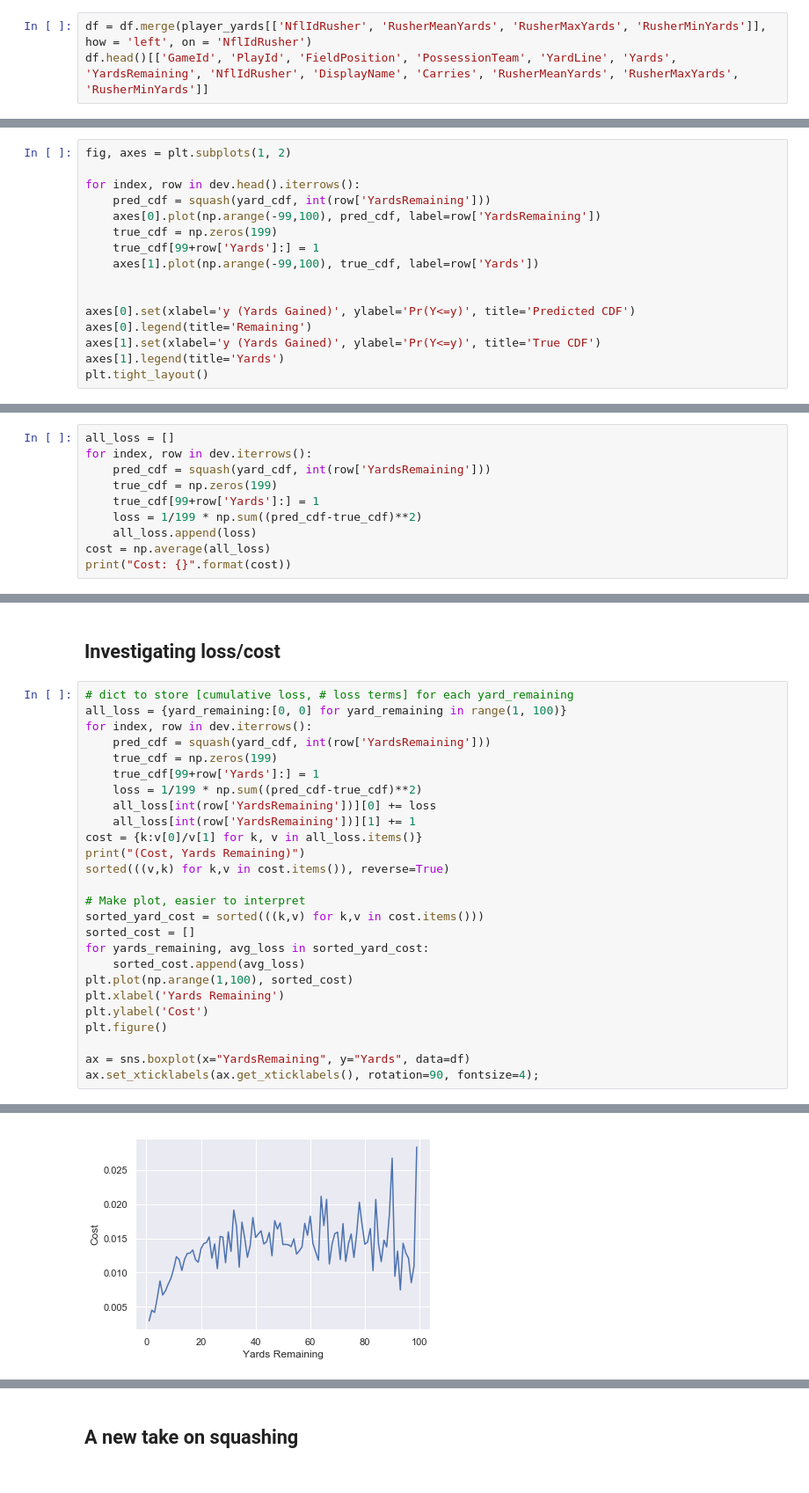
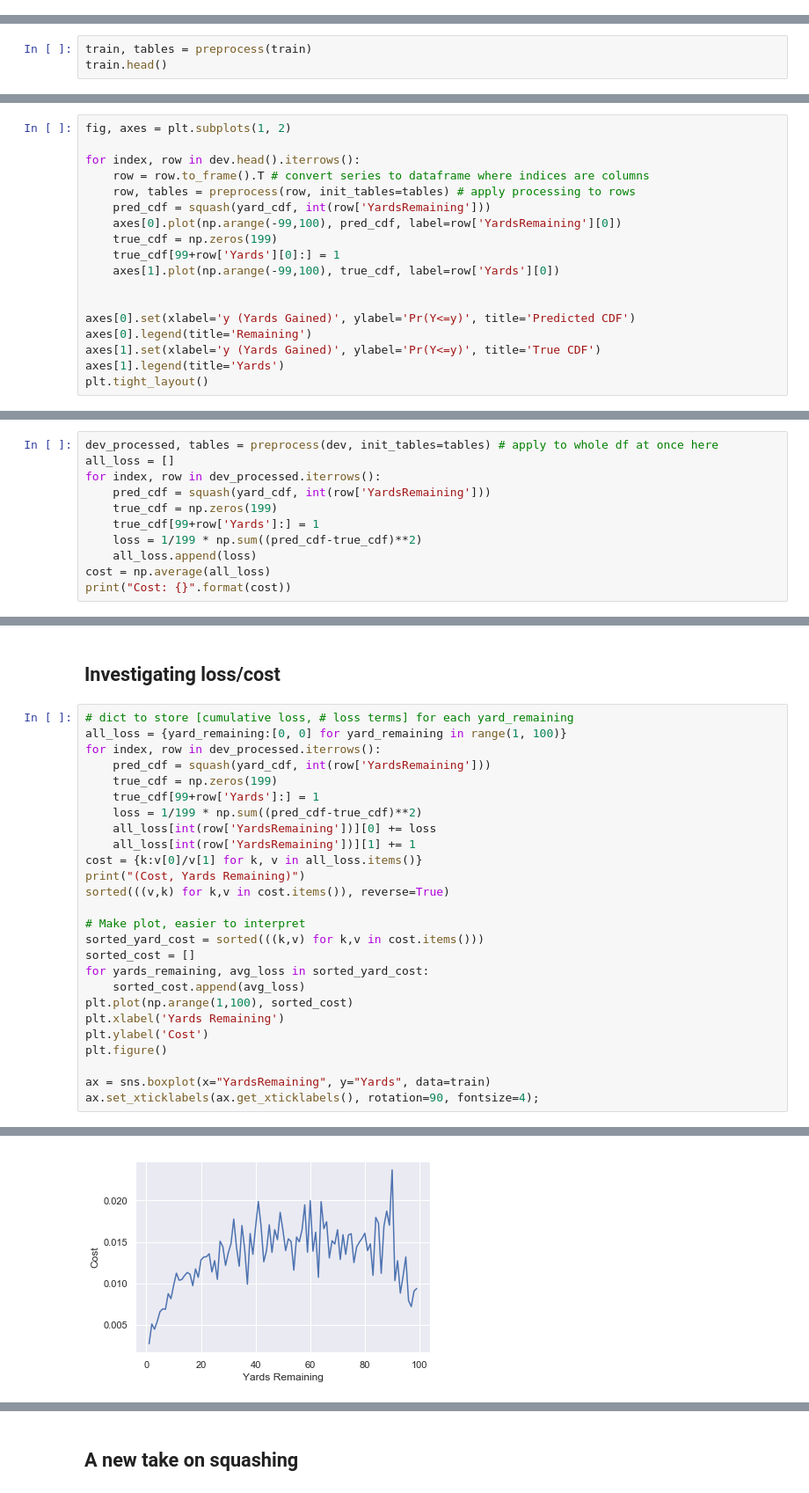
Before and after one commit to traviemcg/cs229nflbigdata, a Jupyter notebook: mle.ipynb, the cells around one changed output, grey strips where cells are left out. Shown at 88% size. Cells and saved outputs as stored; diff of their text form.

Commit message:
Updated MLE, using preprocessing script

```diff
--- a/mle.ipynb
+++ b/mle.ipynb
@@ -209,3 +25,0 @@ player_yards.head()
-# %%
-df = df.merge(player_yards[['NflIdRusher', 'RusherMeanYards', 'RusherMaxYards', 'RusherMinYards']], how = 'left', on = 'NflIdRusher')
-df.head()[['GameId', 'PlayId', 'FieldPosition', 'PossessionTeam', 'YardLine', 'Yards', 'YardsRemaining', 'NflIdRusher', 'DisplayName', 'Carries', 'RusherMeanYards', 'RusherMaxYards', 'RusherMinYards']]
@@ -227,0 +41,3 @@ print(dev.shape)
+# %%
+train, tables = preprocess(train)
+train.head()
@@ -272,11 +96,13 @@ plt.tight_layout()
 fig, axes = plt.subplots(1, 2)
 
 for index, row in dev.head().iterrows():
+    row = row.to_frame().T # convert series to dataframe where indices are columns
+    row, tables = preprocess(row, init_tables=tables) # apply processing to rows
     pred_cdf = squash(yard_cdf, int(row['YardsRemaining']))
-    axes[0].plot(np.arange(-99,100), pred_cdf, label=row['YardsRemaining'])
+    axes[0].plot(np.arange(-99,100), pred_cdf, label=row['YardsRemaining'][0])
     true_cdf = np.zeros(199)
-    true_cdf[99+row['Yards']:] = 1
-    axes[1].plot(np.arange(-99,100), true_cdf, label=row['Yards'])
+    true_cdf[99+row['Yards'][0]:] = 1
+    axes[1].plot(np.arange(-99,100), true_cdf, label=row['Yards'][0])
 
 
 axes[0].set(xlabel='y (Yards Gained)', ylabel='Pr(Y<=y)', title='Predicted CDF')
@@ -289,8 +115,9 @@ plt.tight_layout()
 # %% [markdown]
 ## Loss for model using all of the data
 # %%
+dev_processed, tables = preprocess(dev, init_tables=tables) # apply to whole df at once here
 all_loss = []
-for index, row in dev.iterrows():
+for index, row in dev_processed.iterrows():
     pred_cdf = squash(yard_cdf, int(row['YardsRemaining']))
     true_cdf = np.zeros(199)
     true_cdf[99+row['Yards']:] = 1
@@ -305,29 +132,29 @@ Cost: 0.014228038590878522
 # %%
 # dict to store [cumulative loss, # loss terms] for each yard_remaining
 all_loss = {yard_remaining:[0, 0] for yard_remaining in range(1, 100)}
-for index, row in dev.iterrows():
+for index, row in dev_processed.iterrows():
     pred_cdf = squash(yard_cdf, int(row['YardsRemaining']))
     true_cdf = np.zeros(199)
     true_cdf[99+row['Yards']:] = 1
     loss = 1/199 * np.sum((pred_cdf-true_cdf)**2)
     all_loss[int(row['YardsRemaining'])][0] += loss
     all_loss[int(row['YardsRemaining'])][1] += 1
 cost = {k:v[0]/v[1] for k, v in all_loss.items()}
 print("(Cost, Yards Remaining)")
 sorted(((v,k) for k,v in cost.items()), reverse=True)
 
 # Make plot, easier to interpret
 sorted_yard_cost = sorted(((k,v) for k,v in cost.items()))
 sorted_cost = []
 for yards_remaining, avg_loss in sorted_yard_cost:
     sorted_cost.append(avg_loss)
 plt.plot(np.arange(1,100), sorted_cost)
 plt.xlabel('Yards Remaining')
 plt.ylabel('Cost')
 plt.figure()
 
-ax = sns.boxplot(x="YardsRemaining", y="Yards", data=df)
+ax = sns.boxplot(x="YardsRemaining", y="Yards", data=train)
 ax.set_xticklabels(ax.get_xticklabels(), rotation=90, fontsize=4);
 # %% [output]
 (Cost, Yards Remaining)
-[figure, old version]
+[figure, new version]
```
Also changed, not shown: parts of 34 cells of this notebook.
